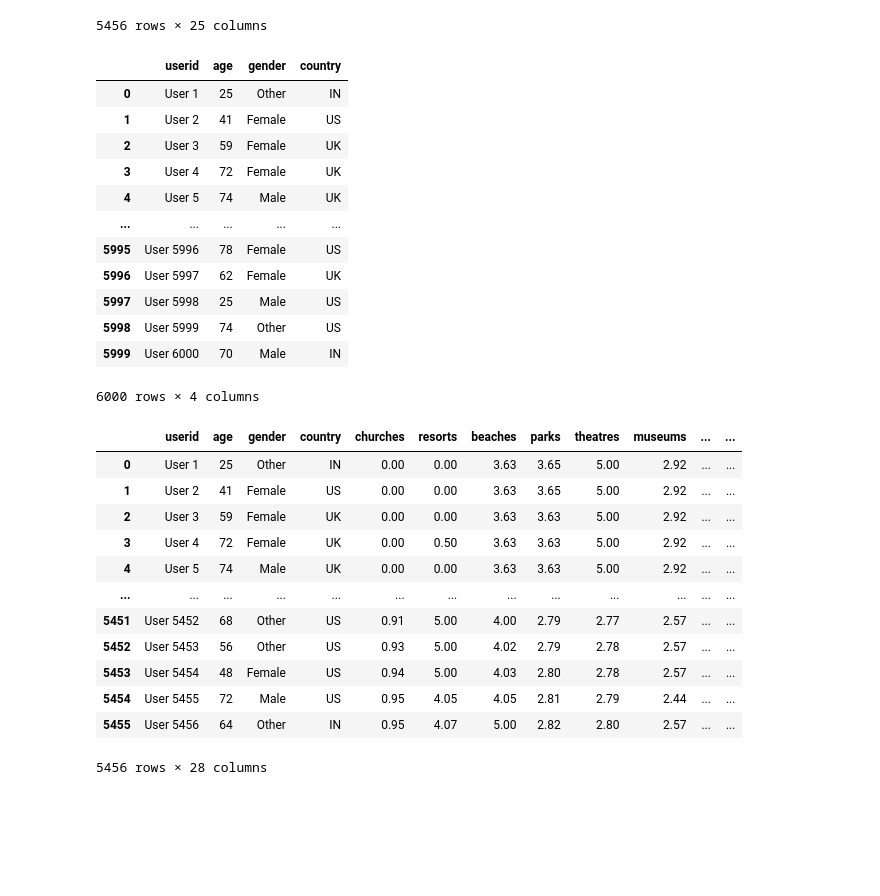
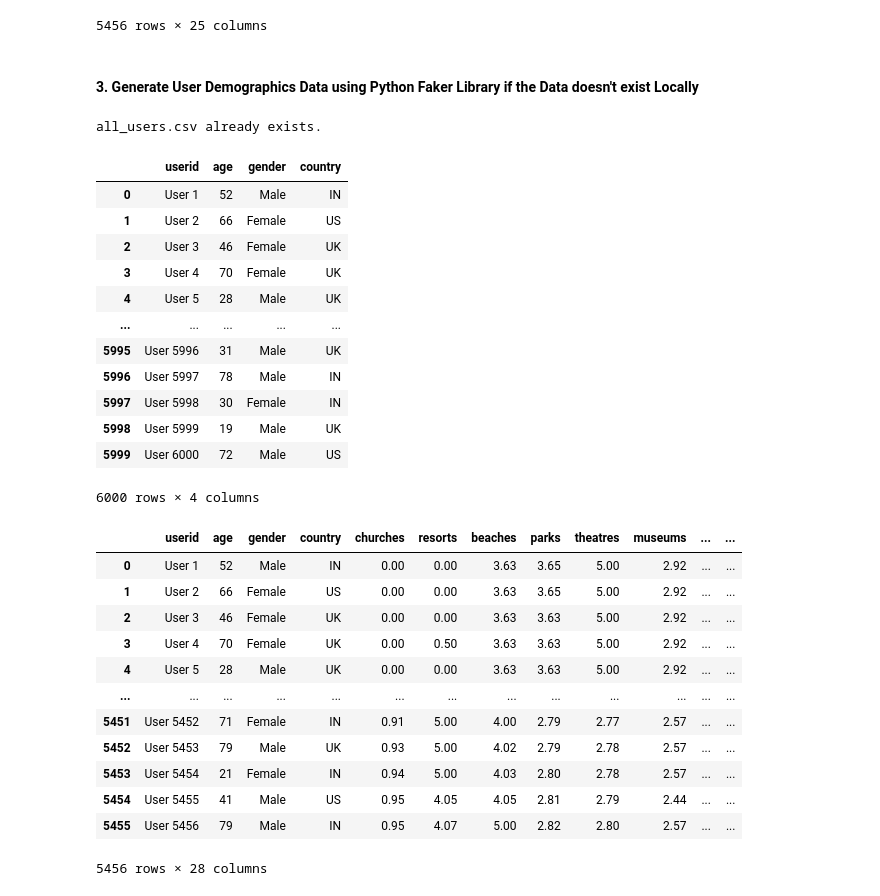
Before and after one commit to BPALAN-USD/AAI_500_GROUP_12, a Jupyter notebook: TravelReviews.ipynb, the cells around one changed output. Cells and saved outputs as stored; diff of their text form; code cells hidden in the pictures; blank space fills up the shorter version.

```diff
--- a/TravelReviews.ipynb
+++ b/TravelReviews.ipynb
@@ -64,39 +74,69 @@ display(df_travel_review_ratings)
 | 5454 | User 5455 | 0.95 | 4.05 | 4.05 | 2.81 | 2.79 | 2.44 | 1.76 | 1.03 | 1.74 | ... |
 | 5455 | User 5456 | 0.95 | 4.07 | 5.00 | 2.82 | 2.80 | 2.57 | 2.42 | 1.02 | 1.74 | ... |
 5456 rows × 25 columns
+# %% [markdown]
+#### 3. Generate User Demographics Data using Python Faker Library if the Data doesn't exist Locally
+# %%
+
+
+# Check if the file exists
+if not os.path.exists('all_users.csv'):
+
+    fake = Faker()
+    num_users = 6000
+    countries = ['US', 'UK', 'IN']
+    genders = ['Male', 'Female']
+
+    data = []
+    for i in range(1, num_users + 1):
+        user = {
+            'userid': f'User {i}',
+            'age': random.randint(18, 80),
+            'gender': random.choice(genders),
+            'country': random.choice(countries)
+        }
+        data.append(user)
+
+    df_fake_users = pd.DataFrame(data)
+    df_fake_users.to_csv('all_users.csv', index=False)
+    print("all_users.csv generated.")
+else:
+    print("all_users.csv already exists.")
+# %% [output]
+all_users.csv already exists.
 # %%
-df_user_demographics = pd.read_csv('fake_users.csv', sep=',')
+df_user_demographics = pd.read_csv('all_users.csv', sep=',')
 display(df_user_demographics)
 # %% [output]
 |  | userid | age | gender | country |
-| 0 | User 1 | 25 | Other | IN |
-| 1 | User 2 | 41 | Female | US |
-| 2 | User 3 | 59 | Female | UK |
-| 3 | User 4 | 72 | Female | UK |
-| 4 | User 5 | 74 | Male | UK |
+| 0 | User 1 | 52 | Male | IN |
+| 1 | User 2 | 66 | Female | US |
+| 2 | User 3 | 46 | Female | UK |
+| 3 | User 4 | 70 | Female | UK |
+| 4 | User 5 | 28 | Male | UK |
 | ... | ... | ... | ... | ... |
-| 5995 | User 5996 | 78 | Female | US |
-| 5996 | User 5997 | 62 | Female | UK |
-| 5997 | User 5998 | 25 | Male | US |
-| 5998 | User 5999 | 74 | Other | US |
-| 5999 | User 6000 | 70 | Male | IN |
+| 5995 | User 5996 | 31 | Male | UK |
+| 5996 | User 5997 | 78 | Male | IN |
+| 5997 | User 5998 | 30 | Female | IN |
+| 5998 | User 5999 | 19 | Male | UK |
+| 5999 | User 6000 | 72 | Male | US |
 6000 rows × 4 columns
 # %%
 df_user_travel_reviews = pd.merge(df_user_demographics, df_travel_review_ratings, on='userid', how='inner')
 display(df_user_travel_reviews)
 # %% [output]
 |  | userid | age | gender | country | churches | resorts | beaches | parks | theatres | museums | ... | ... |
-| 0 | User 1 | 25 | Other | IN | 0.00 | 0.00 | 3.63 | 3.65 | 5.00 | 2.92 | ... | ... |
-| 1 | User 2 | 41 | Female | US | 0.00 | 0.00 | 3.63 | 3.65 | 5.00 | 2.92 | ... | ... |
-| 2 | User 3 | 59 | Female | UK | 0.00 | 0.00 | 3.63 | 3.63 | 5.00 | 2.92 | ... | ... |
-| 3 | User 4 | 72 | Female | UK | 0.00 | 0.50 | 3.63 | 3.63 | 5.00 | 2.92 | ... | ... |
-| 4 | User 5 | 74 | Male | UK | 0.00 | 0.00 | 3.63 | 3.63 | 5.00 | 2.92 | ... | ... |
+| 0 | User 1 | 52 | Male | IN | 0.00 | 0.00 | 3.63 | 3.65 | 5.00 | 2.92 | ... | ... |
+| 1 | User 2 | 66 | Female | US | 0.00 | 0.00 | 3.63 | 3.65 | 5.00 | 2.92 | ... | ... |
+| 2 | User 3 | 46 | Female | UK | 0.00 | 0.00 | 3.63 | 3.63 | 5.00 | 2.92 | ... | ... |
+| 3 | User 4 | 70 | Female | UK | 0.00 | 0.50 | 3.63 | 3.63 | 5.00 | 2.92 | ... | ... |
+| 4 | User 5 | 28 | Male | UK | 0.00 | 0.00 | 3.63 | 3.63 | 5.00 | 2.92 | ... | ... |
 | ... | ... | ... | ... | ... | ... | ... | ... | ... | ... | ... | ... | ... |
-| 5451 | User 5452 | 68 | Other | US | 0.91 | 5.00 | 4.00 | 2.79 | 2.77 | 2.57 | ... | ... |
-| 5452 | User 5453 | 56 | Other | US | 0.93 | 5.00 | 4.02 | 2.79 | 2.78 | 2.57 | ... | ... |
-| 5453 | User 5454 | 48 | Female | US | 0.94 | 5.00 | 4.03 | 2.80 | 2.78 | 2.57 | ... | ... |
-| 5454 | User 5455 | 72 | Male | US | 0.95 | 4.05 | 4.05 | 2.81 | 2.79 | 2.44 | ... | ... |
-| 5455 | User 5456 | 64 | Other | IN | 0.95 | 4.07 | 5.00 | 2.82 | 2.80 | 2.57 | ... | ... |
+| 5451 | User 5452 | 71 | Female | IN | 0.91 | 5.00 | 4.00 | 2.79 | 2.77 | 2.57 | ... | ... |
+| 5452 | User 5453 | 79 | Male | UK | 0.93 | 5.00 | 4.02 | 2.79 | 2.78 | 2.57 | ... | ... |
+| 5453 | User 5454 | 21 | Female | IN | 0.94 | 5.00 | 4.03 | 2.80 | 2.78 | 2.57 | ... | ... |
+| 5454 | User 5455 | 41 | Male | US | 0.95 | 4.05 | 4.05 | 2.81 | 2.79 | 2.44 | ... | ... |
+| 5455 | User 5456 | 79 | Male | IN | 0.95 | 4.07 | 5.00 | 2.82 | 2.80 | 2.57 | ... | ... |
 5456 rows × 28 columns
 # %%
 ## Perform Descriptive Statistics on the DataFrame
```
Also changed, not shown: parts of 10 cells of this notebook, 1 other file.
